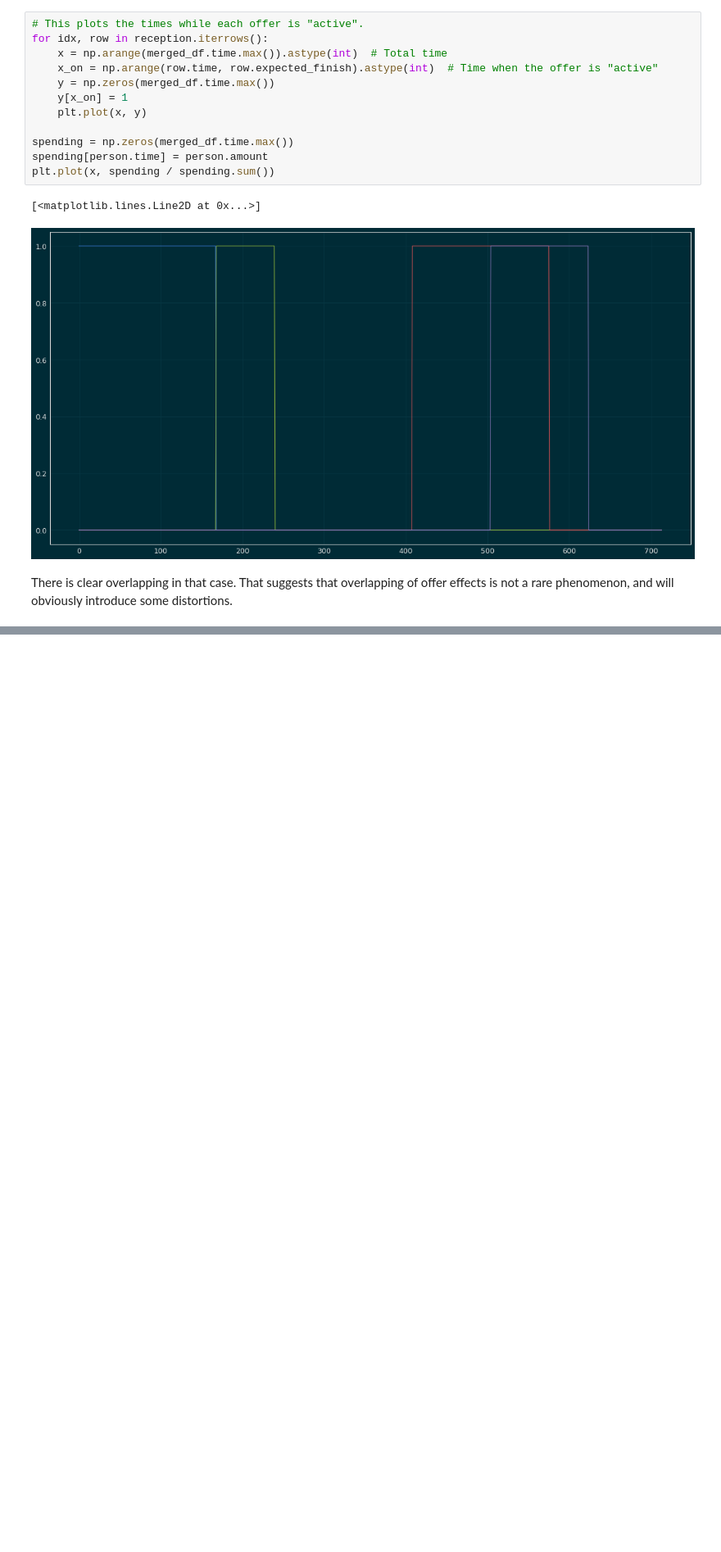
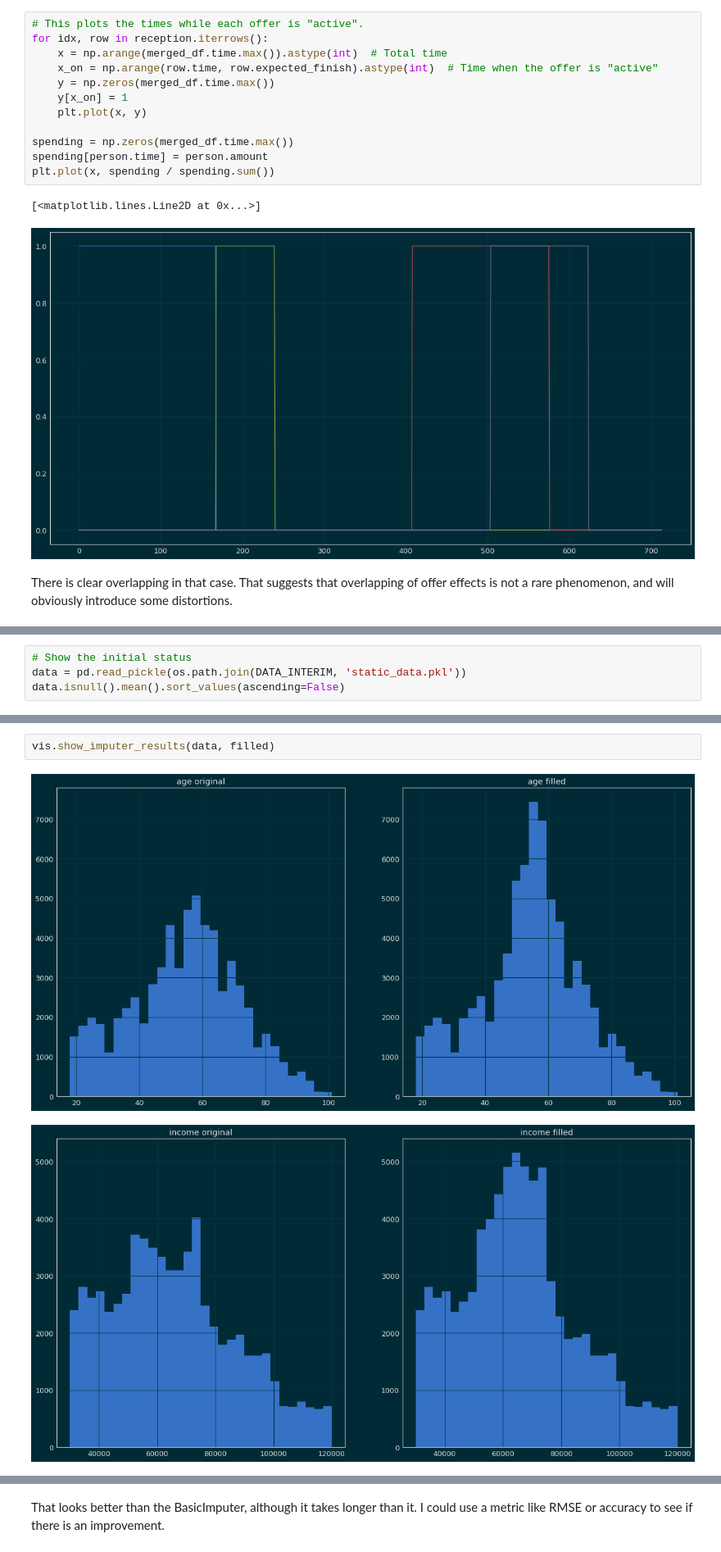
Before and after one commit to mtasende/starbucks-advertising, a Jupyter notebook: notebooks/Starbucks_Capstone_notebook.ipynb, the cells around one changed output, grey strips where cells are left out. Shown at 82% size. Saved outputs shown, nothing was run; the diff lists cells and outputs as text; blank space fills up the shorter version.

```diff
--- a/notebooks/Starbucks_Capstone_notebook.ipynb
+++ b/notebooks/Starbucks_Capstone_notebook.ipynb
@@ -612,0 +1298,4 @@ There is clear overlapping in that case. That suggests that overlapping of offer
+# %%
+# Show the initial status
+data = pd.read_pickle(os.path.join(DATA_INTERIM, 'static_data.pkl'))
+data.isnull().mean().sort_values(ascending=False)
@@ -612,0 +1357,5 @@ There is clear overlapping in that case. That suggests that overlapping of offer
+# %%
+vis.show_imputer_results(data, filled)
+# %% [output]
+[figure, added]
+[figure, added]
@@ -612,0 +1363,2 @@ There is clear overlapping in that case. That suggests that overlapping of offer
+# %% [markdown]
+That looks better than the BasicImputer, although it takes longer than it. I could use a metric like RMSE or accuracy to see if there is an improvement.
```
Also changed, not shown: parts of 93 cells of this notebook, 4 other files.
